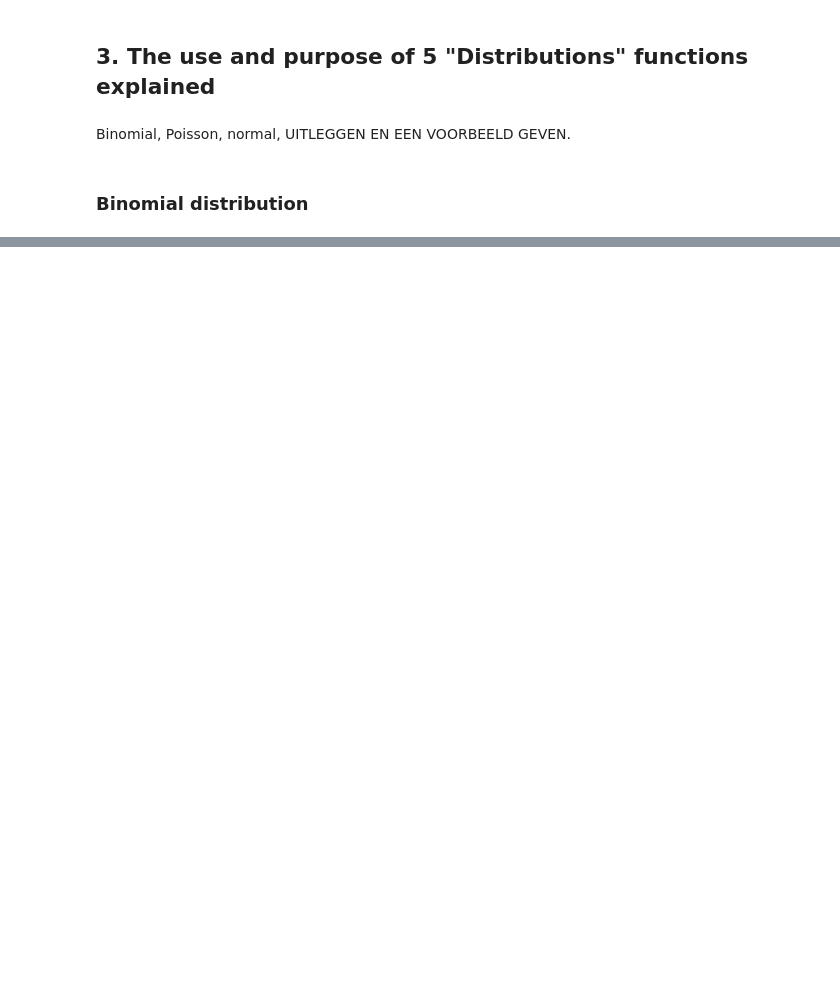
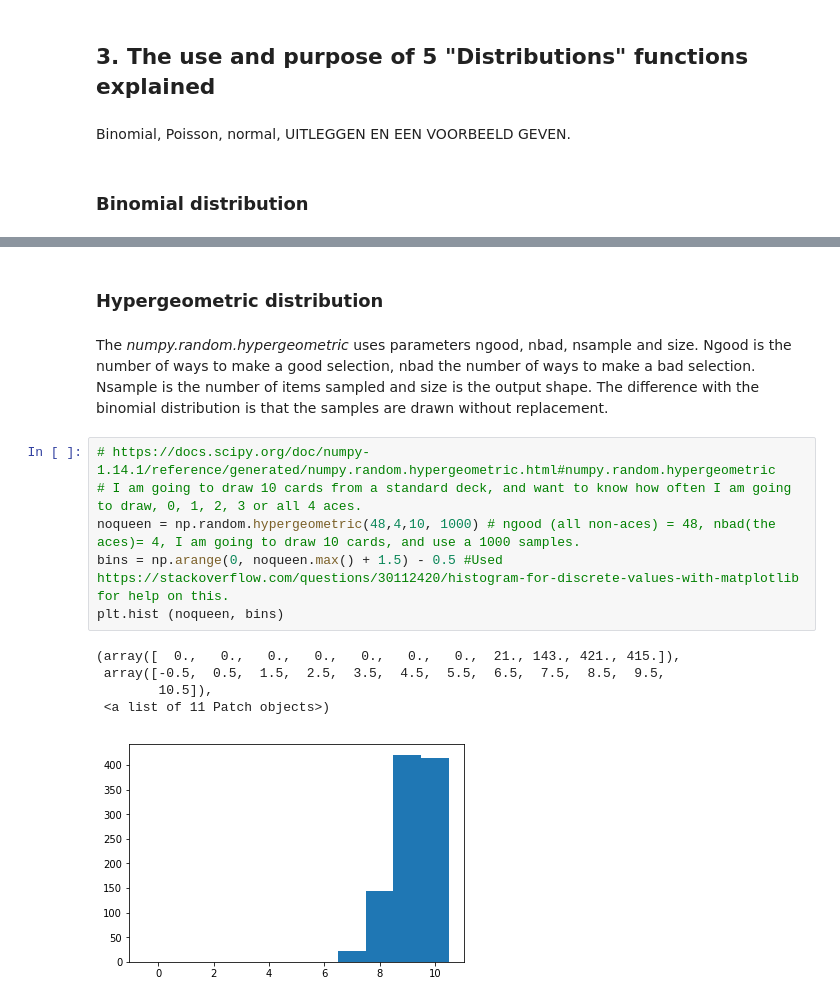
Before and after one commit to Ardvb/Numpy-random, a Jupyter notebook: Numpy-random.ipynb, the cells around one changed output, grey strips where cells are left out. Cells and saved outputs as stored; diff of their text form; blank space fills up the shorter version.

```diff
--- a/Numpy-random.ipynb
+++ b/Numpy-random.ipynb
@@ -183,0 +211,16 @@ Binomial, Poisson, normal, UITLEGGEN EN EEN VOORBEELD GEVEN.
+# %% [markdown]
+### Hypergeometric distribution
+# %% [markdown]
+The <em>numpy.random.hypergeometric</em> uses parameters ngood, nbad, nsample and size. Ngood is the number of ways to make a good selection, nbad the number of ways to make a bad selection. Nsample is the number of items sampled and size is the output shape. The difference with the binomial distribution is that the samples are drawn without replacement.
+# %%
+# https://docs.scipy.org/doc/numpy-1.14.1/reference/generated/numpy.random.hypergeometric.html#numpy.random.hypergeometric
+# I am going to draw 10 cards from a standard deck, and want to know how often I am going to draw, 0, 1, 2, 3 or all 4 aces.
+noqueen = np.random.hypergeometric(48,4,10, 1000) # ngood (all non-aces) = 48, nbad(the aces)= 4, I am going to draw 10 cards, and use a 1000 samples.
+bins = np.arange(0, noqueen.max() + 1.5) - 0.5 #Used https://stackoverflow.com/questions/30112420/histogram-for-discrete-values-with-matplotlib for help on this.
+plt.hist (noqueen, bins)
+# %% [output]
+(array([  0.,   0.,   0.,   0.,   0.,   0.,   0.,  21., 143., 421., 415.]),
+ array([-0.5,  0.5,  1.5,  2.5,  3.5,  4.5,  5.5,  6.5,  7.5,  8.5,  9.5,
+        10.5]),
+ <a list of 11 Patch objects>)
+[figure, added]
```
Also changed, not shown: parts of 18 cells of this notebook.
